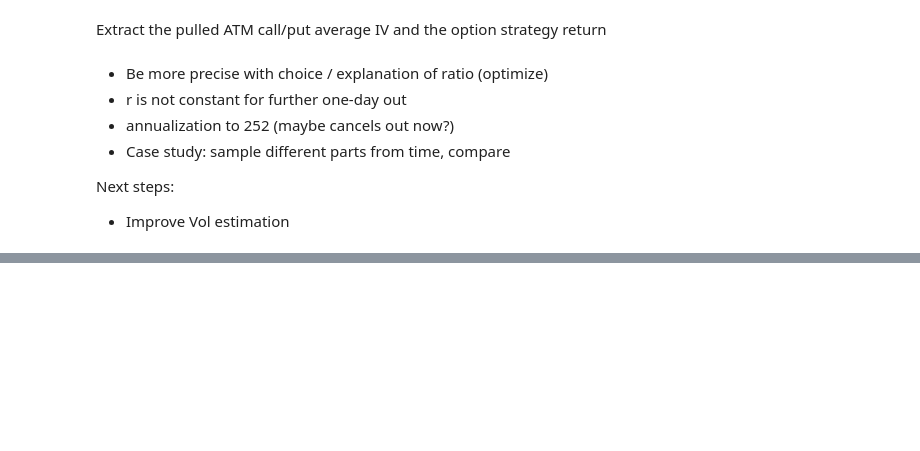
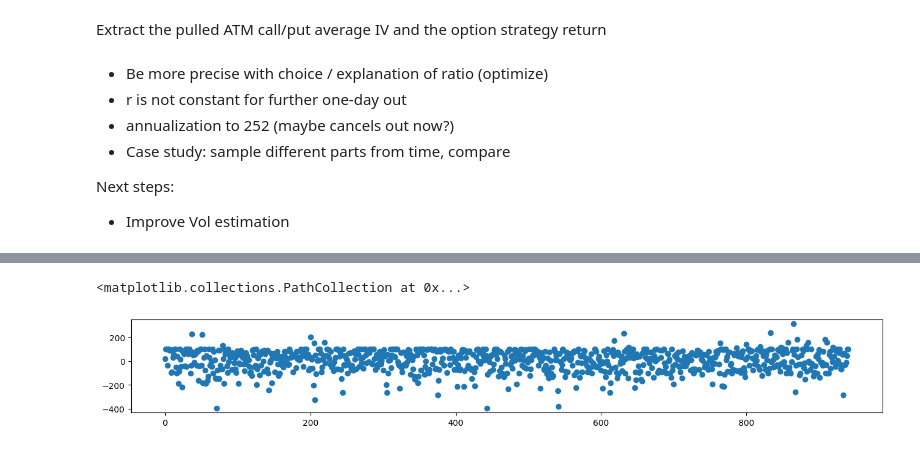
Before and after one commit to bwolfe0/VolForecasting_RandomForests, a Jupyter notebook: Minimal_Feature_Model_Comparison.ipynb, the cells around one changed output, grey strips where cells are left out. Drawn from its saved outputs; the diff is of its cells as text; code cells hidden in the pictures; blank space fills up the shorter version.

```diff
--- a/Minimal_Feature_Model_Comparison.ipynb
+++ b/Minimal_Feature_Model_Comparison.ipynb
@@ -136,0 +203,6 @@ Next steps:
+# %%
+plt.figure(figsize=(16,2))
+plt.scatter(range(len(result_RF_MAE_mean)), [r['Return'] for r in result_RF_MAE_mean])
+# %% [output]
+<matplotlib.collections.PathCollection at 0x...>
+[figure, added]
```
Also changed, not shown: parts of 16 cells of this notebook, 3 other files.
